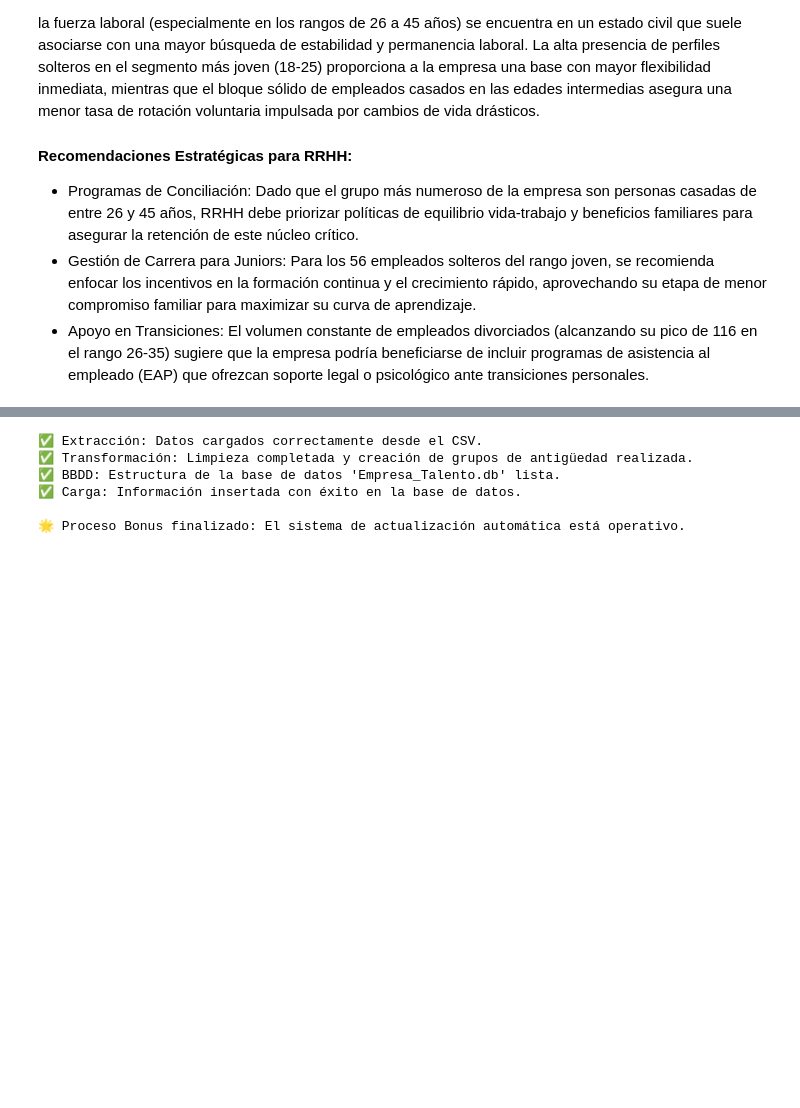
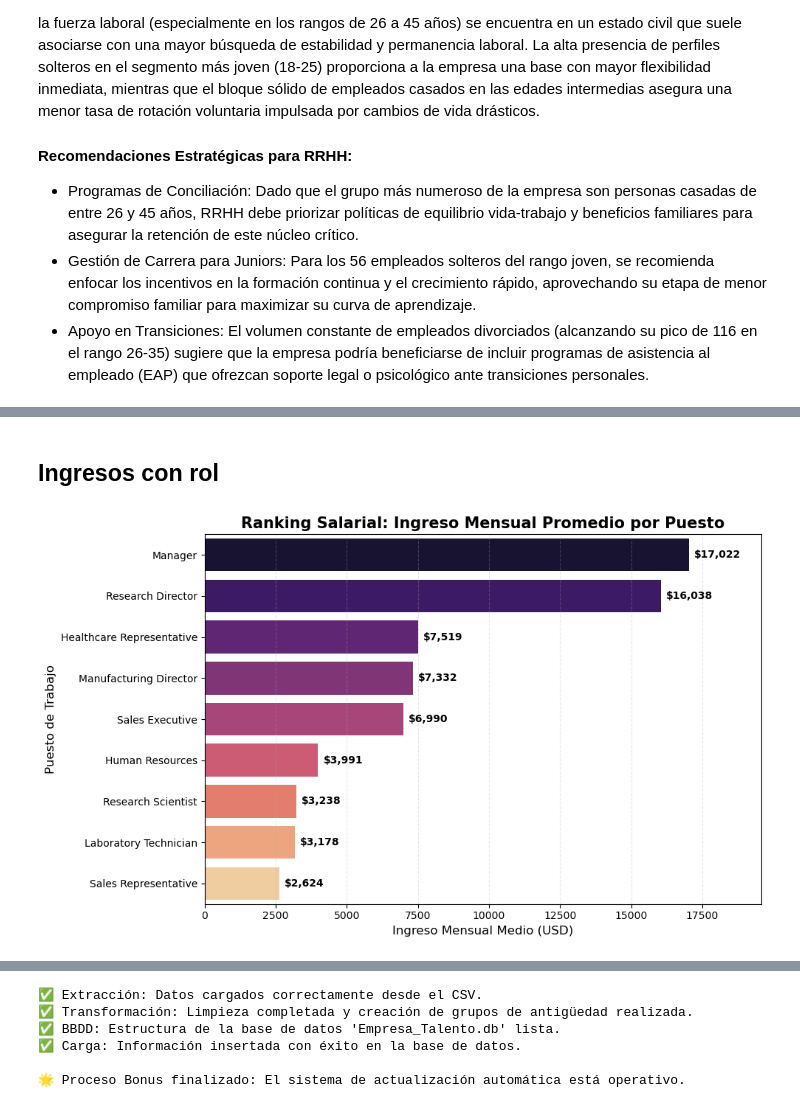
Before and after one commit to PatriciaAnaya/project-da-promo-59-modulo-3-team-3, a Jupyter notebook: optimizacion-de-talento.ipynb, the cells around one changed output, grey strips where cells are left out. Cells and saved outputs as stored; diff of their text form; code cells hidden in the pictures; blank space fills up the shorter version.

```diff
--- a/optimizacion-de-talento.ipynb
+++ b/optimizacion-de-talento.ipynb
@@ -1665,0 +1809,31 @@ La estructura demográfica de la empresa sigue un patrón de ciclo de vida conve
+# %% [markdown]
+## Ingresos con rol
+# %%
+# 1. Calculamos el salario promedio por puesto y lo ordenamos
+ingresos_puesto = df_final.groupby('job_role')['monthly_income'].mean().sort_values(ascending=False).reset_index()
+
+# 2. Creamos la visualización (Barra horizontal para mejor lectura)
+plt.figure(figsize=(10, 6))
+ax = sns.barplot(data=ingresos_puesto, x='monthly_income', y='job_role', palette='magma')
+
+# 3. Añadimos etiquetas de valor al final de cada barra
+for p in ax.patches:
+    width = p.get_width()
+    ax.annotate(f'${width:,.0f}',
+                (width, p.get_y() + p.get_height() / 2.),
+                ha='left', va='center',
+                xytext=(5, 0),
+                textcoords='offset points',
+                fontsize=10, fontweight='bold')
+
+# Configuración estética
+plt.title('Ranking Salarial: Ingreso Mensual Promedio por Puesto', fontsize=15, fontweight='bold')
+plt.xlabel('Ingreso Mensual Medio (USD)', fontsize=12)
+plt.ylabel('Puesto de Trabajo', fontsize=12)
+plt.xlim(0, ingresos_puesto['monthly_income'].max() * 1.15) # Espacio para las etiquetas
+plt.grid(axis='x', linestyle='--', alpha=0.3)
+plt.tight_layout()
+
+plt.show()
+# %% [output]
+[figure, added]
```
Also changed, not shown: parts of 28 cells of this notebook, 1 other file.
